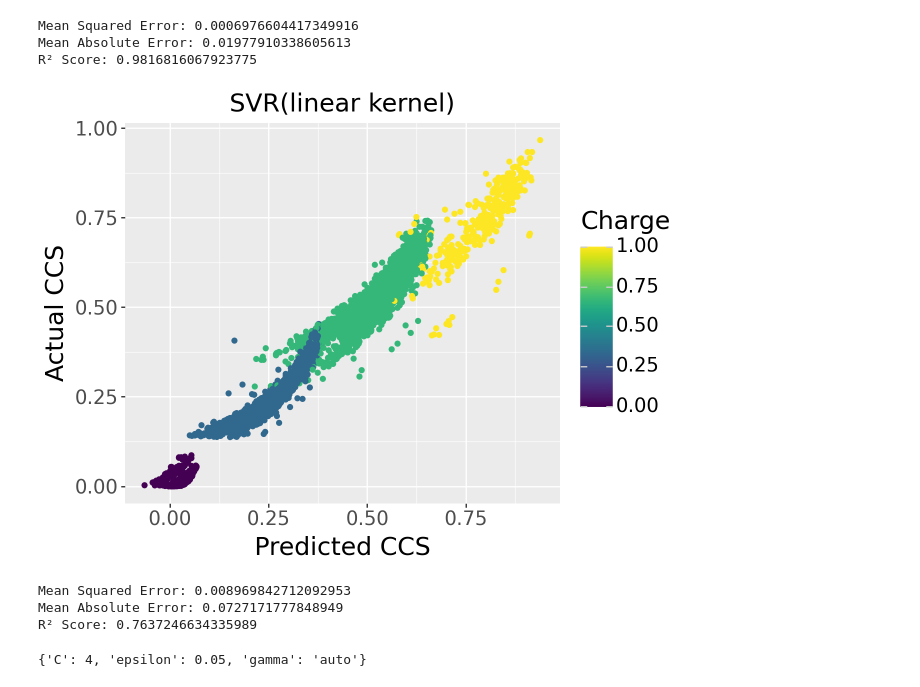
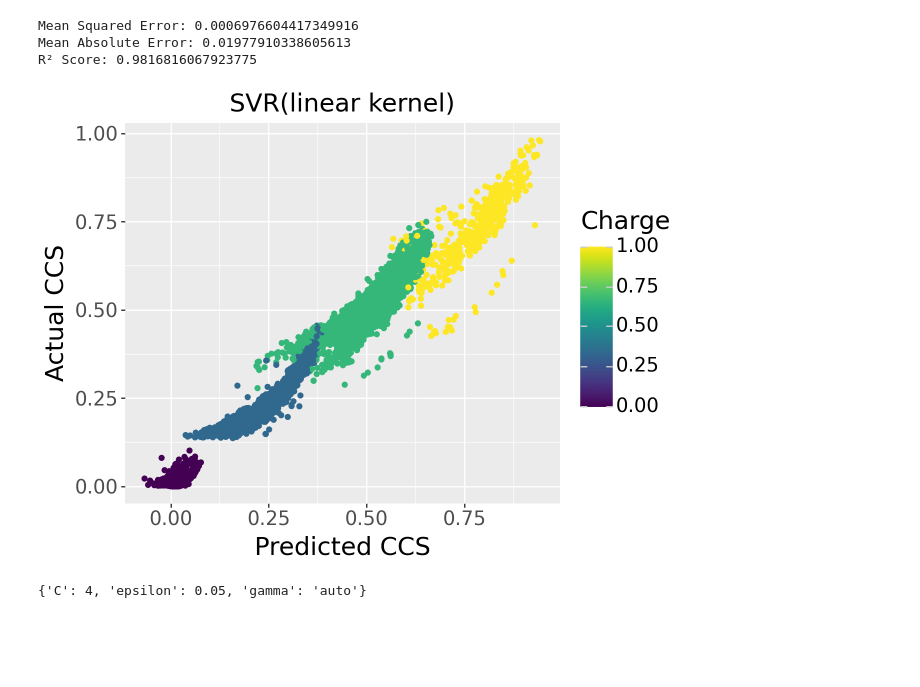
Before and after one commit to PaulSchwarze/PBL_Ion_Mobility, a Jupyter notebook: SVR.ipynb, the cells around one changed output. Drawn from its saved outputs; the diff is of its cells as text; code cells hidden in the pictures; blank space fills up the shorter version.

```diff
--- a/SVR.ipynb
+++ b/SVR.ipynb
@@ -69,27 +71,27 @@ R² Score: 0.9816816067923775
 # %%
 
 df= pd.DataFrame()
-df['Charge'] = X_val['Charge']
+df['Charge'] = X_test['Charge']
 df['CCS_pred'] = y_pred_fin
 df['CCS_actual'] = y_test
 plot1 = (
     ggplot(df, aes(x = "CCS_pred", y = "CCS_actual", color="Charge"))
     +  labs(y = "Actual CCS", x = "Predicted CCS", title="SVR(linear kernel)")
     + geom_point()
     + theme(
         plot_title=element_text(size=18),         # Schriftgröße des Titels
         axis_title_x=element_text(size=18),       # Schriftgröße der X-Achsenbeschriftung
         axis_title_y=element_text(size=18),       # Schriftgröße der Y-Achsenbeschriftung
         legend_title=element_text(size=18),
         axis_text_x=element_text(size=14),        # X-axis tick label font size
         axis_text_y=element_text(size=14), # Schriftgröße des Legendentitels
         legend_text=element_text(size=14)         # Schriftgröße des Legendentextes
     )
 )
-plot1.save(filename='SVR_linear.png', dpi=300)
+#plot1.save(filename='SVR_linear.png', dpi=300)
 plot1.show()
 # %% [output]
-[figure, old version]
+[figure, new version]
 # %%
 rbf = SVR(kernel='rbf', gamma='auto', C=1, epsilon=0.1)
 rbf.fit(X_train, y_train.ravel())
@@ -102,21 +104,6 @@ r2_rb = r2_score(y_val, y_pred_rbf1)
 print(f"Mean Squared Error: {mse_rb}")
 print(f"Mean Absolute Error: {mae_rb}")
 print(f"R² Score: {r2_rb}")
-# %%
-pol = SVR(kernel='poly', degree=4, gamma='auto', C=3, epsilon=0.05)
-pol.fit(X_train[features], y_train.ravel())
-pol_pred = pol.predict(X_val[features])
-mse_pol = mean_squared_error(y_val, pol_pred)
-mae_pol = mean_absolute_error(y_val, pol_pred)
-r2_pol = r2_score(y_val, pol_pred)
-
-print(f"Mean Squared Error: {mse_pol}")
-print(f"Mean Absolute Error: {mae_pol}")
-print(f"R² Score: {r2_pol}")
-# %% [output]
-Mean Squared Error: 0.008969842712092953
-Mean Absolute Error: 0.0727171777848949
-R² Score: 0.7637246634335989
 # %%
 rbf_fin = SVR(kernel='rbf')
 param_grid2 = {
```
Also changed, not shown: parts of 2 cells of this notebook, 2 other files.
